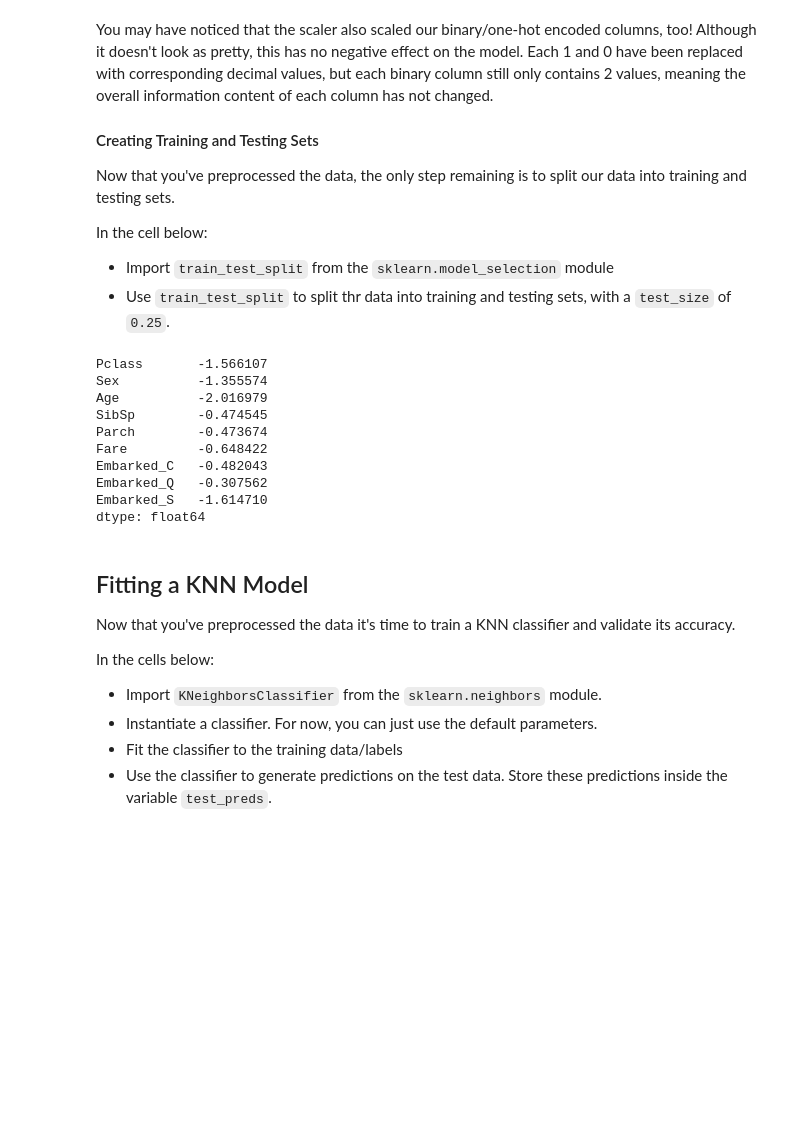
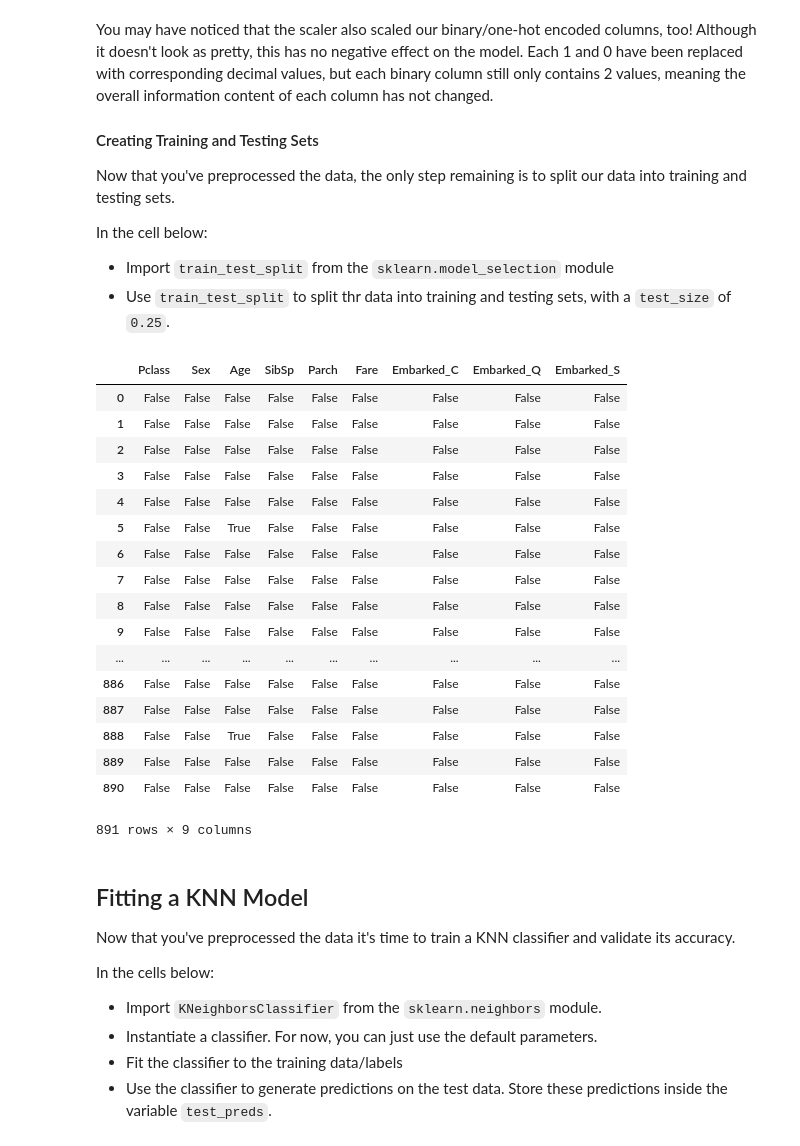
Before and after one commit to hlevymyers/dsc-knn-with-scikit-learn-lab-dc-ds-career-042219, a Jupyter notebook: index.ipynb, the cells around one changed output. Drawn from its saved outputs; the diff is of its cells as text; code cells hidden in the pictures; blank space fills up the shorter version.

```diff
--- a/index.ipynb
+++ b/index.ipynb
@@ -141,19 +141,27 @@ In the cell below:
 
 * Import `train_test_split` from the `sklearn.model_selection` module
 * Use `train_test_split` to split thr data into training and testing sets, with a `test_size` of `0.25`.
-# %%
-scaled_df.is
-# %% [output]
-Pclass       -1.566107
-Sex          -1.355574
-Age          -2.016979
-SibSp        -0.474545
-Parch        -0.473674
-Fare         -0.648422
-Embarked_C   -0.482043
-Embarked_Q   -0.307562
-Embarked_S   -1.614710
-dtype: float64
+# %%
+scaled_df.isna().count
+# %% [output]
+|  | Pclass | Sex | Age | SibSp | Parch | Fare | Embarked_C | Embarked_Q | Embarked_S |
+| 0 | False | False | False | False | False | False | False | False | False |
+| 1 | False | False | False | False | False | False | False | False | False |
+| 2 | False | False | False | False | False | False | False | False | False |
+| 3 | False | False | False | False | False | False | False | False | False |
+| 4 | False | False | False | False | False | False | False | False | False |
+| 5 | False | False | True | False | False | False | False | False | False |
+| 6 | False | False | False | False | False | False | False | False | False |
+| 7 | False | False | False | False | False | False | False | False | False |
+| 8 | False | False | False | False | False | False | False | False | False |
+| 9 | False | False | False | False | False | False | False | False | False |
+| ... | ... | ... | ... | ... | ... | ... | ... | ... | ... |
+| 886 | False | False | False | False | False | False | False | False | False |
+| 887 | False | False | False | False | False | False | False | False | False |
+| 888 | False | False | True | False | False | False | False | False | False |
+| 889 | False | False | False | False | False | False | False | False | False |
+| 890 | False | False | False | False | False | False | False | False | False |
+891 rows × 9 columns
 # %%
 from sklearn.model_selection import train_test_split
 # %%
```
